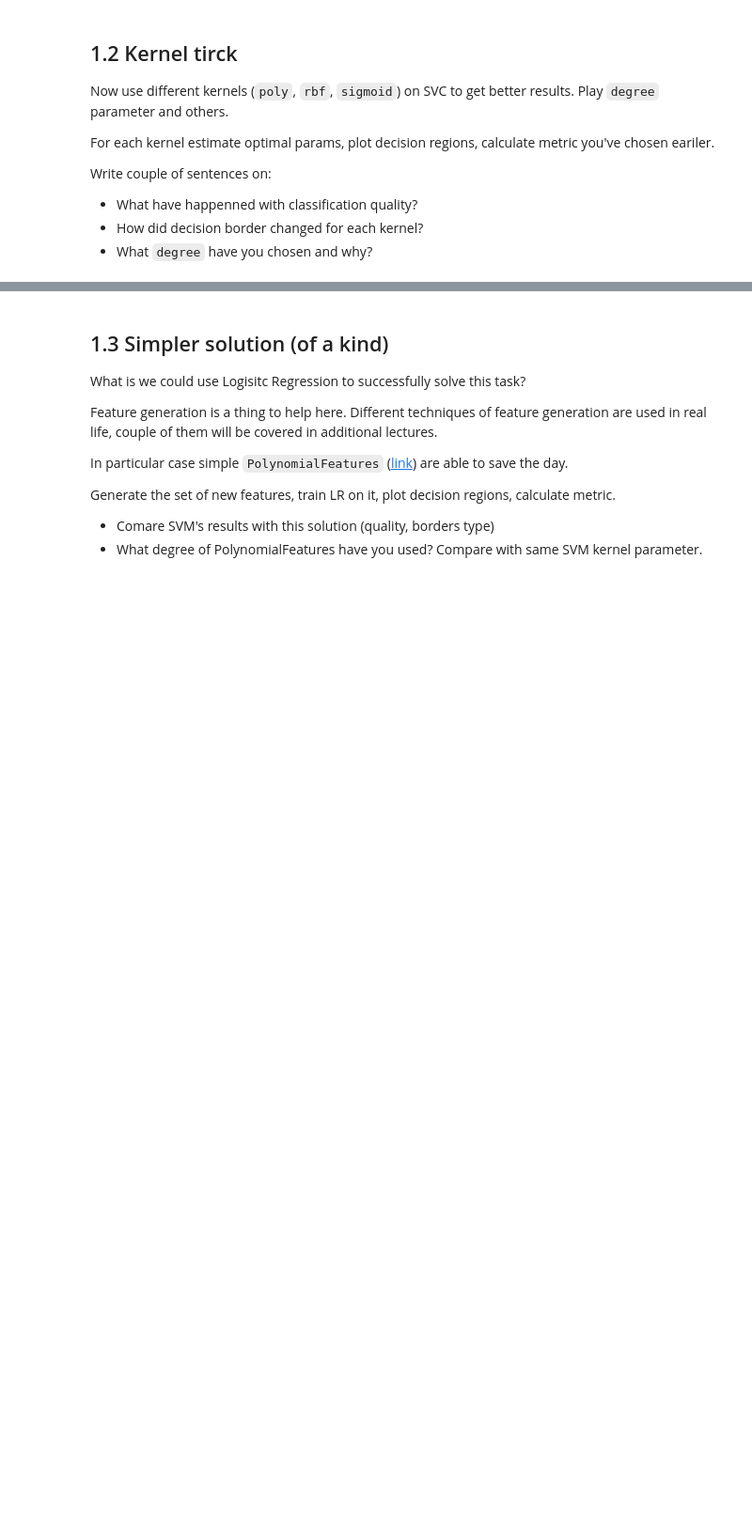
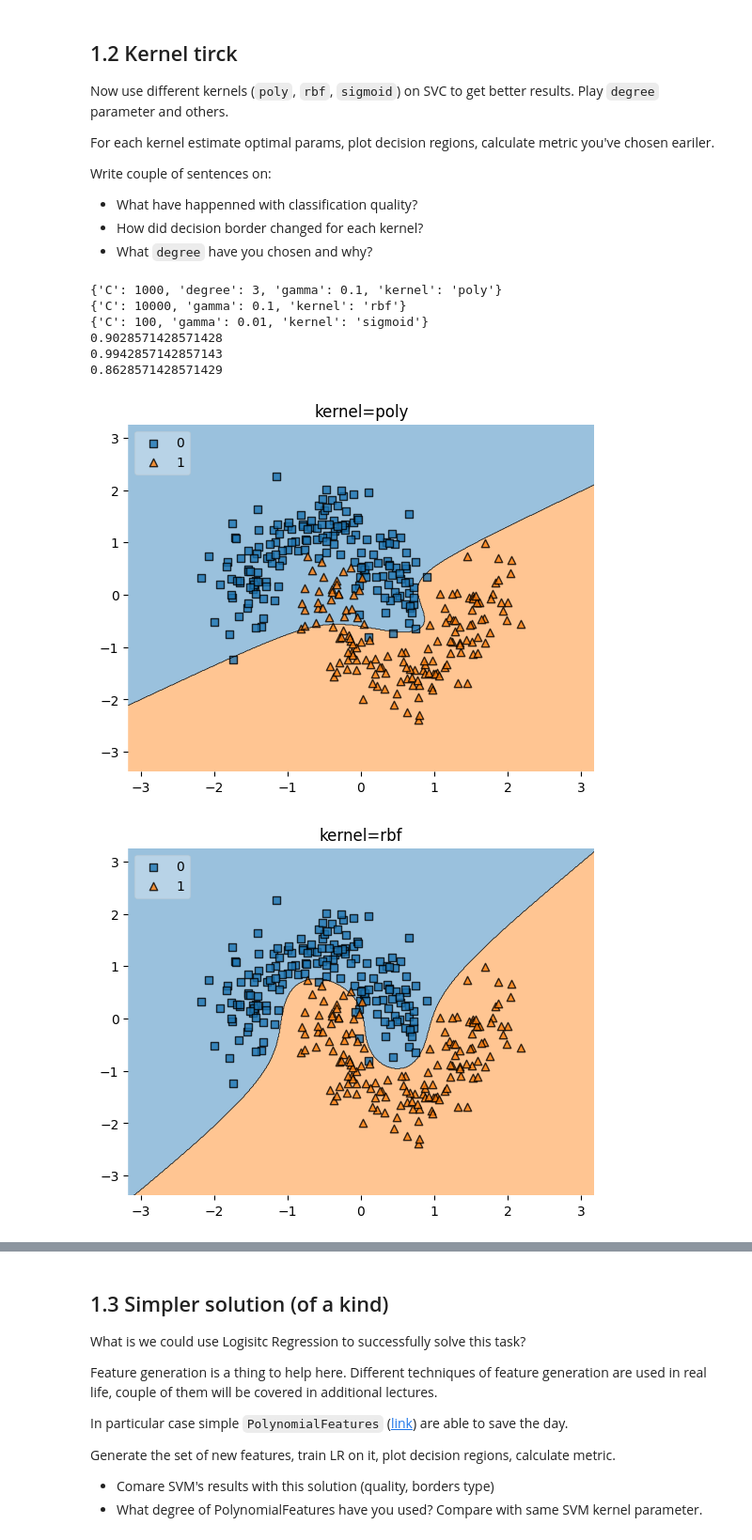
Before and after one commit to frest1ler/ml_homework, a Jupyter notebook: lab01_ml_pipeline/Lab1_part3_SVM.ipynb, the cells around one changed output, grey strips where cells are left out. Shown at 94% size. Cells and saved outputs as stored; diff of their text form; code cells hidden in the pictures; blank space fills up the shorter version.

Commit message:
added  using different kernels
refactoring: added  using different kernels, searching optimal params and make separation schedules

```diff
--- a/lab01_ml_pipeline/Lab1_part3_SVM.ipynb
+++ b/lab01_ml_pipeline/Lab1_part3_SVM.ipynb
@@ -100,0 +99,47 @@ Write couple of sentences on:
+# %%
+from sklearn.model_selection import GridSearchCV
+
+svm_poly    = SVC(kernel='poly',    tol=1e-3, random_state=42)
+svm_rbf     = SVC(kernel='rbf',     tol=1e-3, random_state=42)
+svm_sigmoid = SVC(kernel='sigmoid', tol=1e-3, random_state=42)
+
+param_grid_1 = {'C': [0.01, 0.1, 1, 10, 100, 1000, 10000], 'gamma': [0.1, 0.01], 'kernel': ['poly'], 'degree': [1, 2, 3, 4, 5, 10]}
+param_grid_2 = {'C': [0.01, 0.1, 1, 10, 100, 1000, 10000], 'gamma': [0.1, 0.01], 'kernel': ['rbf']}
+param_grid_3 = {'C': [0.01, 0.1, 1, 10, 100, 1000, 10000], 'gamma': [0.1, 0.01], 'kernel': ['sigmoid']}
+
+grid1 = GridSearchCV(svm_poly   , param_grid_1, scoring='accuracy', cv=5)
+grid2 = GridSearchCV(svm_rbf    , param_grid_2, scoring='accuracy', cv=5)
+grid3 = GridSearchCV(svm_sigmoid, param_grid_3, scoring='accuracy', cv=5)
+
+grid1.fit(X_train_scaled, y_train)
+grid2.fit(X_train_scaled, y_train)
+grid3.fit(X_train_scaled, y_train)
+
+print(grid1.best_params_)
+print(grid2.best_params_)
+print(grid3.best_params_)
+
+y_pred1 = grid1.predict(X_test_scaled)
+y_pred2 = grid2.predict(X_test_scaled)
+y_pred3 = grid3.predict(X_test_scaled)
+
+accuracy1 = accuracy_score(y_test, y_pred1)
+accuracy2 = accuracy_score(y_test, y_pred2)
+accuracy3 = accuracy_score(y_test, y_pred3)
+
+print(accuracy1)
+print(accuracy2)
+print(accuracy3)
+
+plot_decisions(X_train_scaled, y_train, grid1.best_estimator_, 'kernel=poly')
+plot_decisions(X_train_scaled, y_train, grid2.best_estimator_, 'kernel=rbf')
+plot_decisions(X_train_scaled, y_train, grid3.best_estimator_, 'kernel=sigmoid')
+# %% [output]
+{'C': 1000, 'degree': 3, 'gamma': 0.1, 'kernel': 'poly'}
+{'C': 10000, 'gamma': 0.1, 'kernel': 'rbf'}
+{'C': 100, 'gamma': 0.01, 'kernel': 'sigmoid'}
+0.9028571428571428
+0.9942857142857143
+0.8628571428571429
+[figure, added]
+[figure, added]
```
Also changed, not shown: parts of 6 cells of this notebook.
